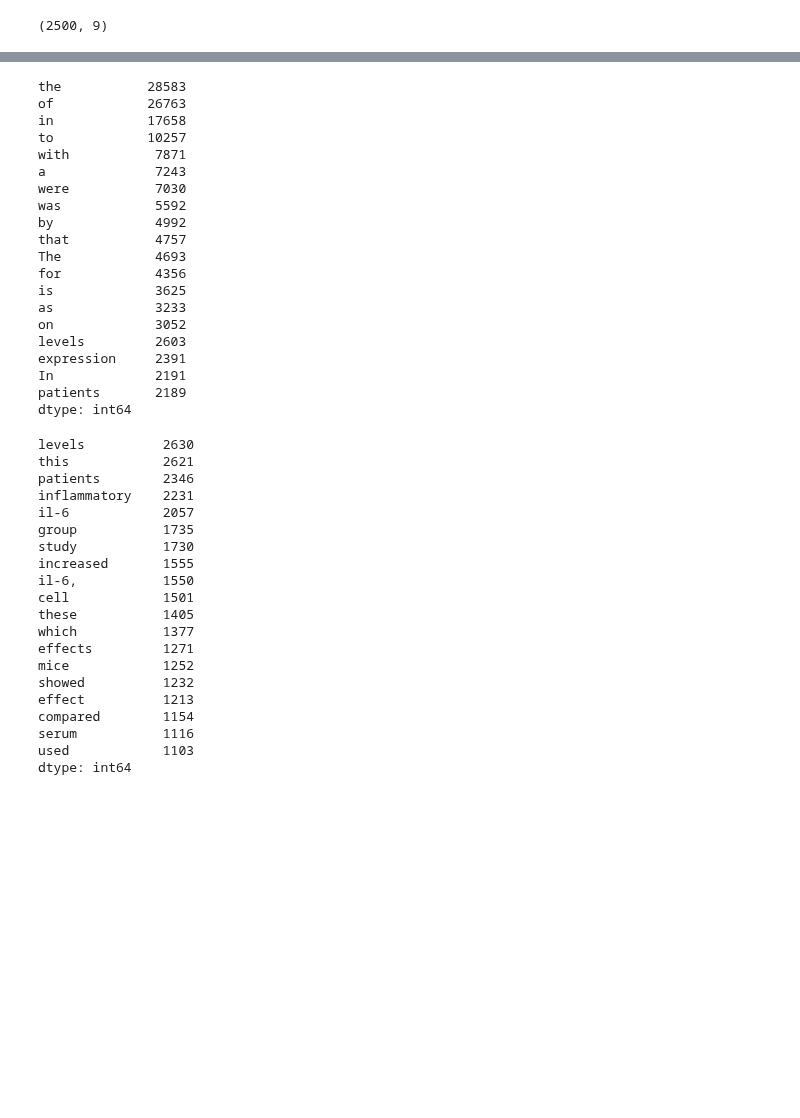
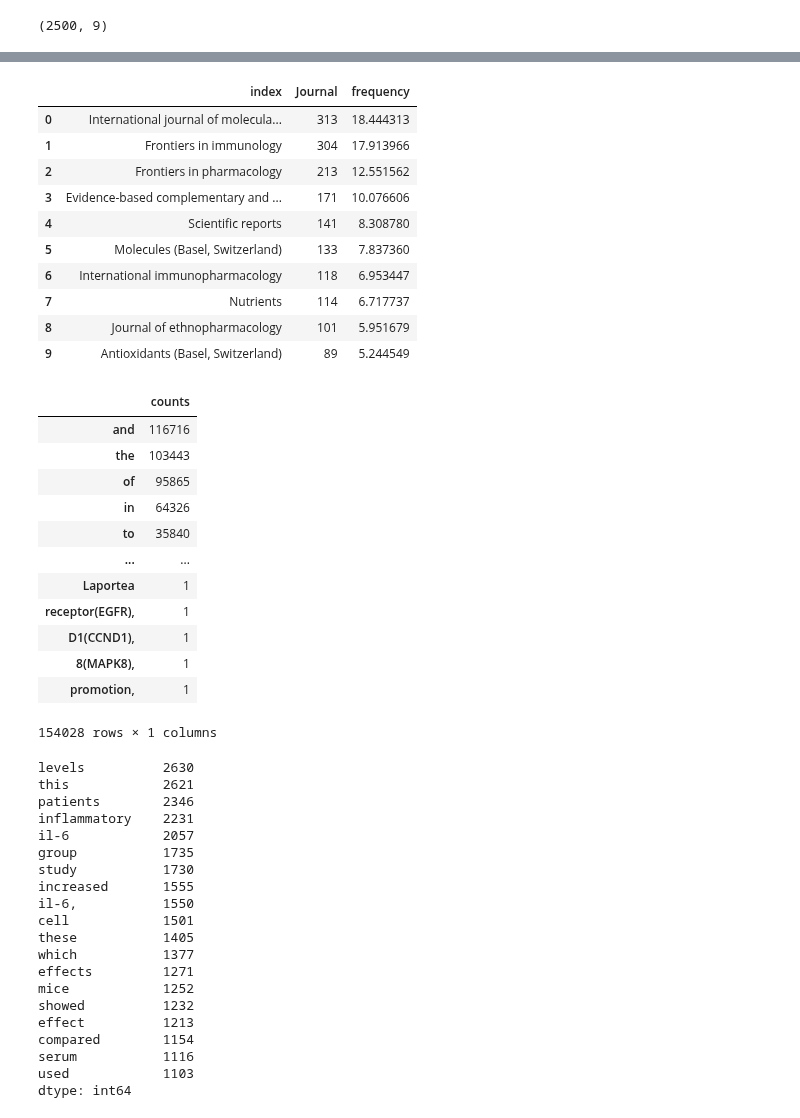
Before and after one commit to mouzkolit/NeuroBeginner, a Jupyter notebook: Scripts/Basics Pandas.ipynb, the cells around one changed output, grey strips where cells are left out. Cells and saved outputs as stored; diff of their text form; code cells hidden in the pictures; blank space fills up the shorter version.

```diff
--- a/Scripts/Basics Pandas.ipynb
+++ b/Scripts/Basics Pandas.ipynb
@@ -135,13 +108,27 @@ Length: 940, dtype: int64
 # %%
 # Question: How can we calculate from this the percentage?
-frequency_dataframe = pd.DataFrame(journal_dataframe, columns = ["count"])
-# Answer:
-frequency_dataframe["frequency"] = (frequency_dataframe["count"]/ frequency_dataframe["count"].sum()) * 100
+# Answer: This can be performed on the slicing operation
+top_journals_df["frequency"] = (top_journals_df["Journal"]/ top_journals_df["Journal"].sum()) * 100
+top_journals_df
+# %% [output]
+|  | index | Journal | frequency |
+| 0 | International journal of molecula... | 313 | 18.444313 |
+| 1 | Frontiers in immunology | 304 | 17.913966 |
+| 2 | Frontiers in pharmacology | 213 | 12.551562 |
+| 3 | Evidence-based complementary and ... | 171 | 10.076606 |
+| 4 | Scientific reports | 141 | 8.308780 |
+| 5 | Molecules (Basel, Switzerland) | 133 | 7.837360 |
+| 6 | International immunopharmacology | 118 | 6.953447 |
+| 7 | Nutrients | 114 | 6.717737 |
+| 8 | Journal of ethnopharmacology | 101 | 5.951679 |
+| 9 | Antioxidants (Basel, Switzerland) | 89 | 5.244549 |
 # %%
 # Repurpose counter function for word frequency?
 # thats why writing function/class methods is important
 # We reduce workload, error rates and increase efficency
 # Let's look at the Table for the abstracts
+# check the what happens without removing stopwords
+
 def records_tolist(records: list, preprocessed = False, stopwords: list = False) -> pd.Series:
     """
     Of importance here is that you understand what you are doing
@@ -154,46 +141,32 @@ def records_tolist(records: list, preprocessed = False, stopwords: list = False)
         records type(list of lists) <- holds the word records
         stopwords(list) <- default None, holds the
     """
-    if preprocessed:
-        record_flatten = records
+    new_list_of_words = []
+    for texts in records:
+        splitted_texts = texts.split(" ")
+        new_list_of_words.extend(splitted_texts)
 
-    else:
-        record_flatten = [i.replace("(", "").replace(")","").split(" ") for i in records.tolist()]
-
-    if stopwords:
-        # check if is in stopword
-        record_flatten = [t.lower() for i in record_flatten for t in i]
-        record_flatten = [i for i in record_flatten if i not in stopwords]
-
-    else:
-        #not removing stopwords
-        record_flatten = [t for i in record_flatten for t in i]
-
-    return counter(record_flatten, dataframe = True)
+    counter = pd.DataFrame.from_dict(Counter(new_list_of_words), orient = "index")
+    counter.columns = ["counts"]
+    counter = counter.sort_values("counts", ascending = False)
+    return counter
 
 word_series = records_tolist(records_dataframes["abstract"])
-word_series.iloc[1:20]
+word_series
 # %% [output]
+|  | counts |
+| and | 116716 |
+| the | 103443 |
+| of | 95865 |
+| in | 64326 |
+| to | 35840 |
+| ... | ... |
+| Laportea | 1 |
+| receptor(EGFR), | 1 |
+| D1(CCND1), | 1 |
+| 8(MAPK8), | 1 |
+| promotion, | 1 |
-the           28583
-of            26763
-in            17658
-to            10257
-with           7871
-a              7243
-were           7030
-was            5592
-by             4992
-that           4757
-The            4693
-for            4356
-is             3625
-as             3233
-on             3052
-levels         2603
-expression     2391
-In             2191
-patients       2189
-dtype: int64
+154028 rows × 1 columns
 # %%
 # Self created list of stopwords
 # Usually not the way to go, but to gain understanding of how to process the data
```
Also changed, not shown: parts of 10 cells of this notebook, 1 other file.
